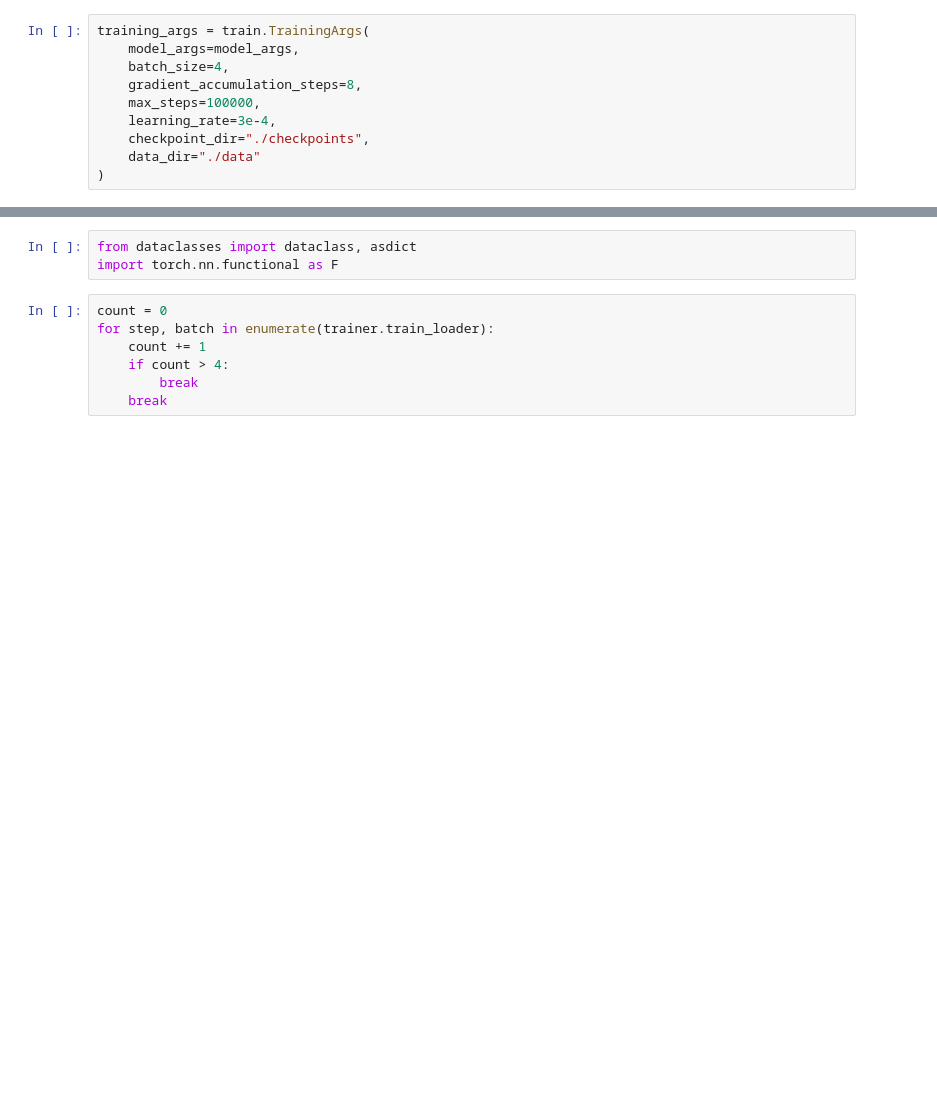
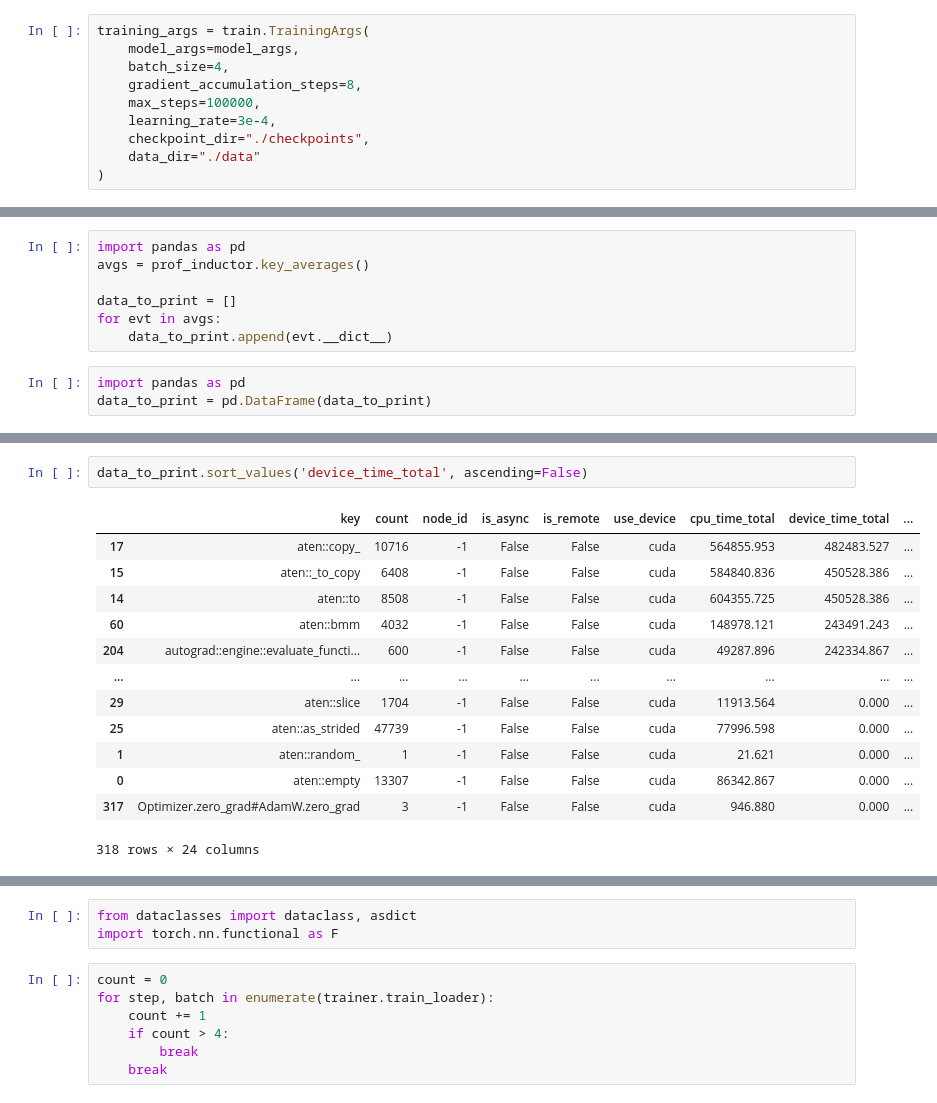
Before and after one commit to yj8907/llm-models, a Jupyter notebook: llm-models/notebook/train_test.ipynb, the cells around one changed output, grey strips where cells are left out. Drawn from its saved outputs; the diff is of its cells as text; blank space fills up the shorter version.

```diff
--- a/llm-models/notebook/train_test.ipynb
+++ b/llm-models/notebook/train_test.ipynb
@@ -96,0 +435,10 @@ import torch.distributed as dist
+# %%
+import pandas as pd
+avgs = prof_inductor.key_averages()
+
+data_to_print = []
+for evt in avgs:
+    data_to_print.append(evt.__dict__)
+# %%
+import pandas as pd
+data_to_print = pd.DataFrame(data_to_print)
@@ -96,0 +500,16 @@ import torch.distributed as dist
+# %%
+data_to_print.sort_values('device_time_total', ascending=False)
+# %% [output]
+|  | key | count | node_id | is_async | is_remote | use_device | cpu_time_total | device_time_total | ... |
+| 17 | aten::copy_ | 10716 | -1 | False | False | cuda | 564855.953 | 482483.527 | ... |
+| 15 | aten::_to_copy | 6408 | -1 | False | False | cuda | 584840.836 | 450528.386 | ... |
+| 14 | aten::to | 8508 | -1 | False | False | cuda | 604355.725 | 450528.386 | ... |
+| 60 | aten::bmm | 4032 | -1 | False | False | cuda | 148978.121 | 243491.243 | ... |
+| 204 | autograd::engine::evaluate_functi... | 600 | -1 | False | False | cuda | 49287.896 | 242334.867 | ... |
+| ... | ... | ... | ... | ... | ... | ... | ... | ... | ... |
+| 29 | aten::slice | 1704 | -1 | False | False | cuda | 11913.564 | 0.000 | ... |
+| 25 | aten::as_strided | 47739 | -1 | False | False | cuda | 77996.598 | 0.000 | ... |
+| 1 | aten::random_ | 1 | -1 | False | False | cuda | 21.621 | 0.000 | ... |
+| 0 | aten::empty | 13307 | -1 | False | False | cuda | 86342.867 | 0.000 | ... |
+| 317 | Optimizer.zero_grad#AdamW.zero_grad | 3 | -1 | False | False | cuda | 946.880 | 0.000 | ... |
+318 rows × 24 columns
```
Also changed, not shown: parts of 53 cells of this notebook, 8 other files.
